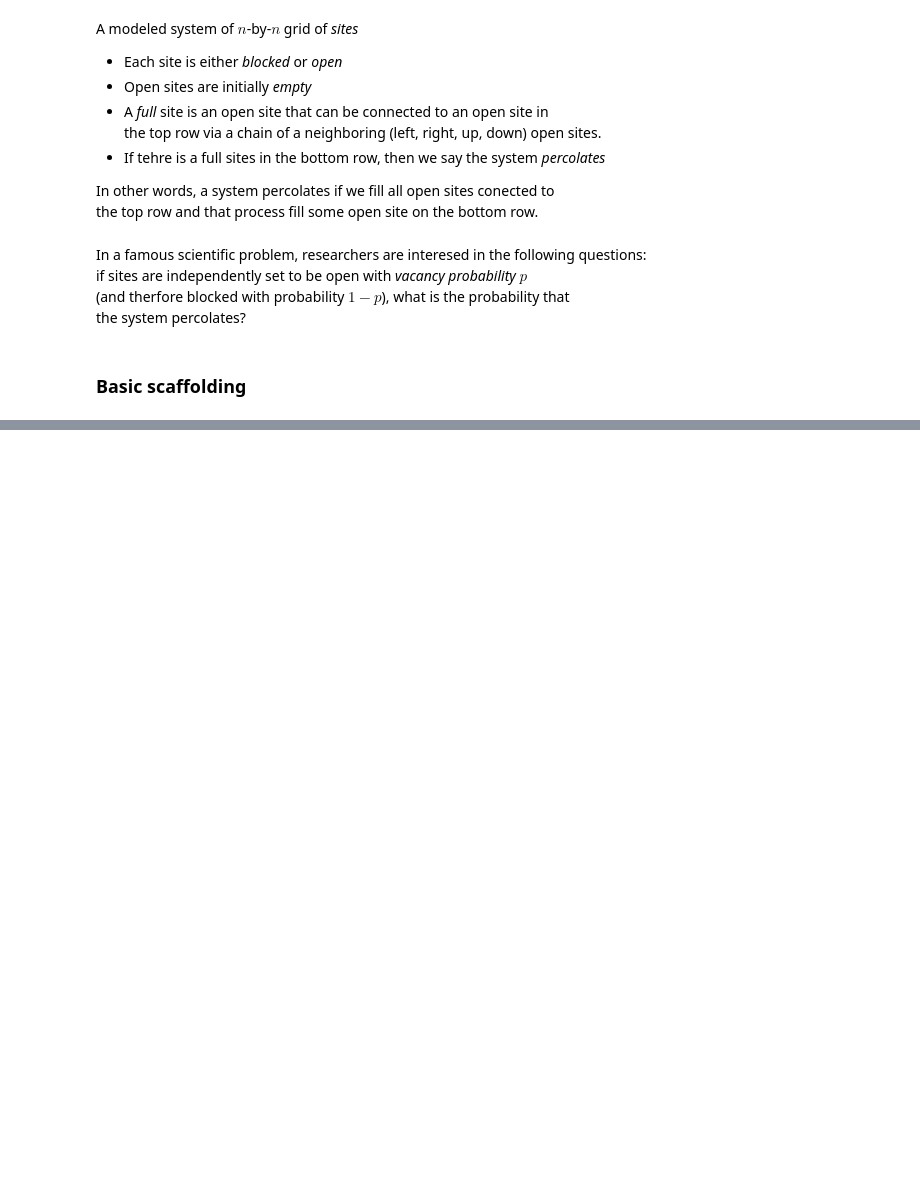
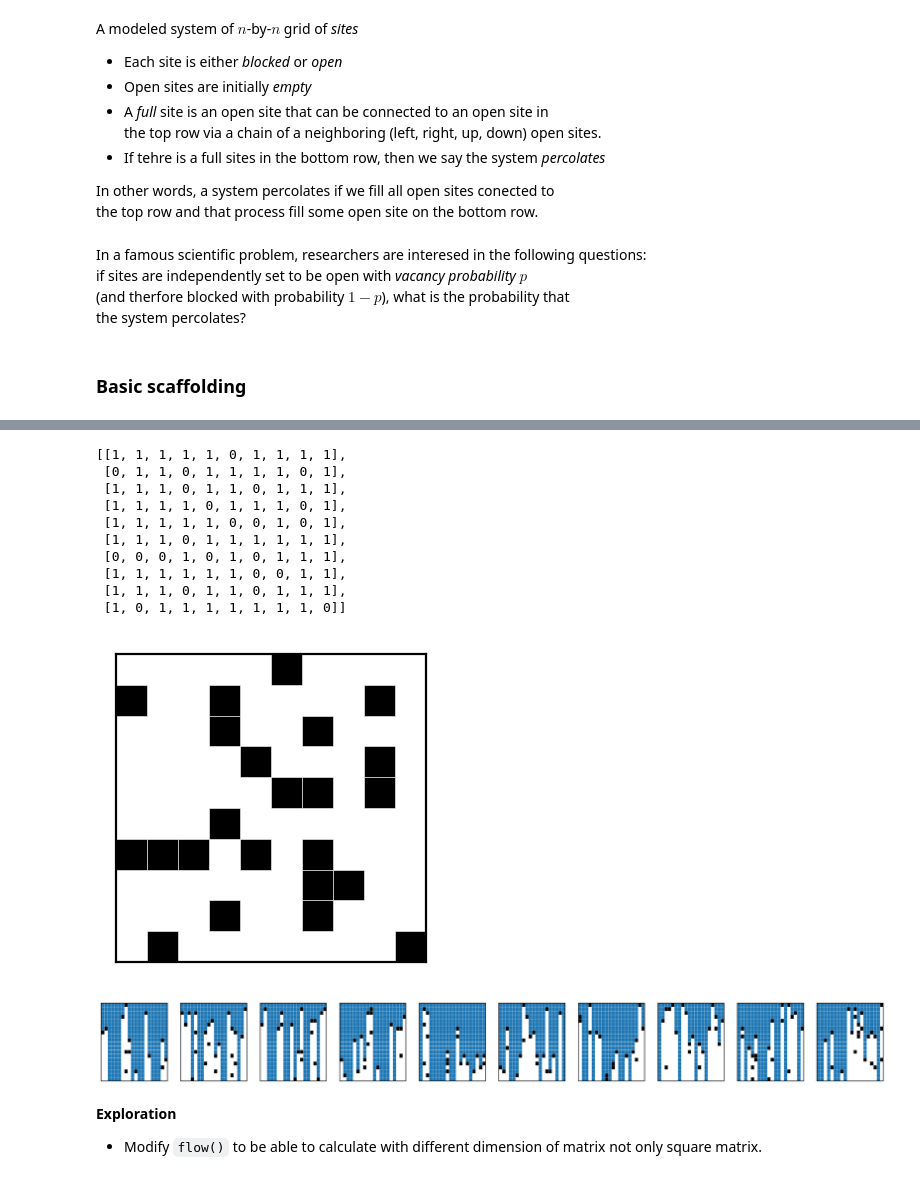
Before and after one commit to LugoBlogger/SI-251-4007-data-structures, a Jupyter notebook: case-studies/2-percolation/python/percolation.ipynb, the cells around one changed output, grey strips where cells are left out. Drawn from its saved outputs; the diff is of its cells as text; code cells hidden in the pictures; blank space fills up the shorter version.

Commit message:
percolation progress 70%

```diff
--- a/case-studies/2-percolation/python/percolation.ipynb
+++ b/case-studies/2-percolation/python/percolation.ipynb
@@ -59,0 +197,54 @@ We will use _boolean matrices_ to represent if a system will percolate or not
+# %%
+def random_sites(n, p, rng=None):
+  a = [[False for j in range(n)] for i in range(n)]
+  for i in range(n):
+    for j in range(n):
+      a[i][j] = bernoulli_trial(p, rng)
+
+  return a
+# %%
+def draw(a, which, ax, color="k"):
+  n = len(a)
+
+  for i in range(n):
+    for j in range(n):
+      if a[i][j] == which:
+        rect = mpatches.Rectangle((j-0.5, (n-1-i)-0.5), 1, 1, facecolor=color,
+                                  edgecolor="w", linewidth=0.2)
+        ax.add_artist(rect)
+
+  return ax
+# %%
+n = 10
+p = 0.8
+
+seed = 26_03_02
+rng = np.random.default_rng(seed)
+
+test = random_sites(n, p, rng=rng)
+display(test)
+
+fig, ax = plt.subplots(figsize=(2, 2), dpi=200)
+
+ax = draw(test, False, ax)
+
+# ax.grid(which="major", axis="both", linestyle="-", color="w", linewidth=1)
+ax.set_xticks(np.arange(n+1)-0.5)
+ax.set_yticks(np.arange(n+1)-0.5)
+ax.tick_params(axis="x", which="major", top=False, labeltop=False,
+                bottom=False, labelbottom=False)
+ax.tick_params(axis="y", which="major", left=False, labelleft=False)
+
+plt.show(fig)
+# %% [output]
+[[1, 1, 1, 1, 1, 0, 1, 1, 1, 1],
+ [0, 1, 1, 0, 1, 1, 1, 1, 0, 1],
+ [1, 1, 1, 0, 1, 1, 0, 1, 1, 1],
+ [1, 1, 1, 1, 0, 1, 1, 1, 0, 1],
+ [1, 1, 1, 1, 1, 0, 0, 1, 0, 1],
+ [1, 1, 1, 0, 1, 1, 1, 1, 1, 1],
+ [0, 0, 0, 1, 0, 1, 0, 1, 1, 1],
+ [1, 1, 1, 1, 1, 1, 0, 0, 1, 1],
+ [1, 1, 1, 0, 1, 1, 0, 1, 1, 1],
+ [1, 0, 1, 1, 1, 1, 1, 1, 1, 0]]
+[figure, added]
@@ -59,0 +274,17 @@ We will use _boolean matrices_ to represent if a system will percolate or not
+# %%
+# seed = 26_03_02
+seed = None         # can you find a seed that has no vertical percolation
+                    # without changing the p?
+rng = np.random.default_rng(seed)
+
+n = 20
+p = 0.95
+trials = 10       # 10 trials needs > 2 secs
+
+visualize_client(n, p, trials, rng=rng)
+# %% [output]
+[figure, added]
+# %% [markdown]
+**Exploration**
+- Modify `flow()` to be able to calculate with different dimension of matrix
+  not only square matrix.
```
Also changed, not shown: parts of 16 cells of this notebook, 1 other file.
